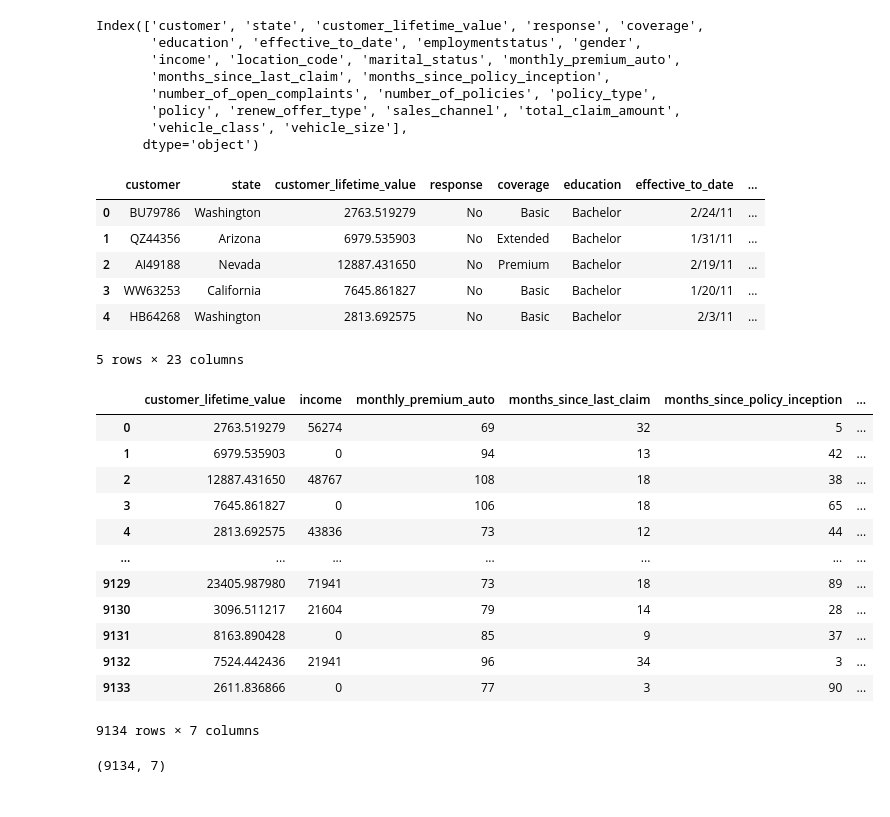
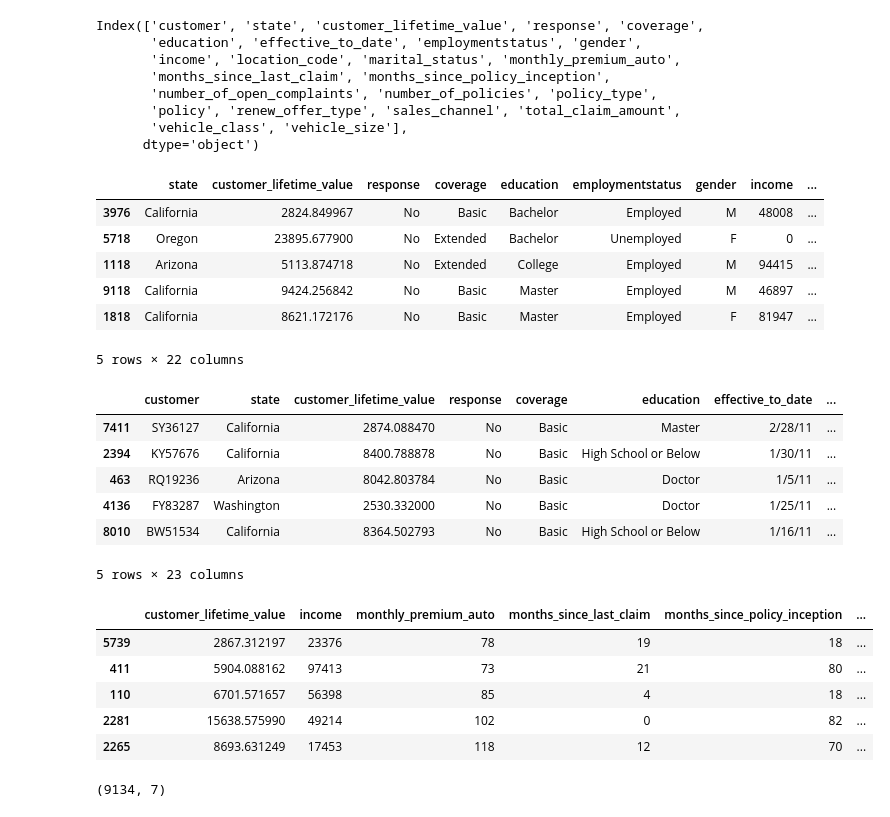
Before and after one commit to preeyasinghc/lab-customer-analysis-round-6, a Jupyter notebook: customer-analysis-round-6.ipynb, the cells around one changed output. Saved outputs shown, nothing was run; the diff lists cells and outputs as text; code cells hidden in the pictures.

```diff
--- a/customer-analysis-round-6.ipynb
+++ b/customer-analysis-round-6.ipynb
@@ -91,34 +93,39 @@ Index(['customer', 'state', 'customer_lifetime_value', 'response', 'coverage',
+# %%
+X_cat= data.drop(columns=["customer","effective_to_date"])
+X_cat.sample(5)
+# %% [output]
+|  | state | customer_lifetime_value | response | coverage | education | employmentstatus | gender | income | ... |
+| 3976 | California | 2824.849967 | No | Basic | Bachelor | Employed | M | 48008 | ... |
+| 5718 | Oregon | 23895.677900 | No | Extended | Bachelor | Unemployed | F | 0 | ... |
+| 1118 | Arizona | 5113.874718 | No | Extended | College | Employed | M | 94415 | ... |
+| 9118 | California | 9424.256842 | No | Basic | Master | Employed | M | 46897 | ... |
+| 1818 | California | 8621.172176 | No | Basic | Master | Employed | F | 81947 | ... |
+5 rows × 22 columns
 # %%
+##Processing the daat
 ##Splitting data##
 y = data['total_claim_amount'] ## It is the target value
 X = data.drop(['total_claim_amount'], axis=1)
-X.head()
+X.sample(5)
 # %% [output]
 |  | customer | state | customer_lifetime_value | response | coverage | education | effective_to_date | ... |
-| 0 | BU79786 | Washington | 2763.519279 | No | Basic | Bachelor | 2/24/11 | ... |
-| 1 | QZ44356 | Arizona | 6979.535903 | No | Extended | Bachelor | 1/31/11 | ... |
-| 2 | AI49188 | Nevada | 12887.431650 | No | Premium | Bachelor | 2/19/11 | ... |
-| 3 | WW63253 | California | 7645.861827 | No | Basic | Bachelor | 1/20/11 | ... |
-| 4 | HB64268 | Washington | 2813.692575 | No | Basic | Bachelor | 2/3/11 | ... |
+| 7411 | SY36127 | California | 2874.088470 | No | Basic | Master | 2/28/11 | ... |
+| 2394 | KY57676 | California | 8400.788878 | No | Basic | High School or Below | 1/30/11 | ... |
+| 463 | RQ19236 | Arizona | 8042.803784 | No | Basic | Doctor | 1/5/11 | ... |
+| 4136 | FY83287 | Washington | 2530.332000 | No | Basic | Doctor | 1/25/11 | ... |
+| 8010 | BW51534 | California | 8364.502793 | No | Basic | High School or Below | 1/16/11 | ... |
 5 rows × 23 columns
 # %%
 ##Get the numerical data##
 X_num = X.select_dtypes(include = np.number)
-X_num
+X_num.sample(5)
 # %% [output]
 |  | customer_lifetime_value | income | monthly_premium_auto | months_since_last_claim | months_since_policy_inception | ... |
-| 0 | 2763.519279 | 56274 | 69 | 32 | 5 | ... |
-| 1 | 6979.535903 | 0 | 94 | 13 | 42 | ... |
-| 2 | 12887.431650 | 48767 | 108 | 18 | 38 | ... |
-| 3 | 7645.861827 | 0 | 106 | 18 | 65 | ... |
-| 4 | 2813.692575 | 43836 | 73 | 12 | 44 | ... |
-| ... | ... | ... | ... | ... | ... | ... |
-| 9129 | 23405.987980 | 71941 | 73 | 18 | 89 | ... |
-| 9130 | 3096.511217 | 21604 | 79 | 14 | 28 | ... |
-| 9131 | 8163.890428 | 0 | 85 | 9 | 37 | ... |
-| 9132 | 7524.442436 | 21941 | 96 | 34 | 3 | ... |
-| 9133 | 2611.836866 | 0 | 77 | 3 | 90 | ... |
+| 5739 | 2867.312197 | 23376 | 78 | 19 | 18 | ... |
+| 411 | 5904.088162 | 97413 | 73 | 21 | 80 | ... |
+| 110 | 6701.571657 | 56398 | 85 | 4 | 18 | ... |
+| 2281 | 15638.575990 | 49214 | 102 | 0 | 82 | ... |
+| 2265 | 8693.631249 | 17453 | 118 | 12 | 70 | ... |
-9134 rows × 7 columns
 # %%
 ##Normalize the numerical##
 transformer = MinMaxScaler().fit(X_num) ### USE MINMAX FOR NORMALIZING
```
Also changed, not shown: parts of 38 cells of this notebook.
